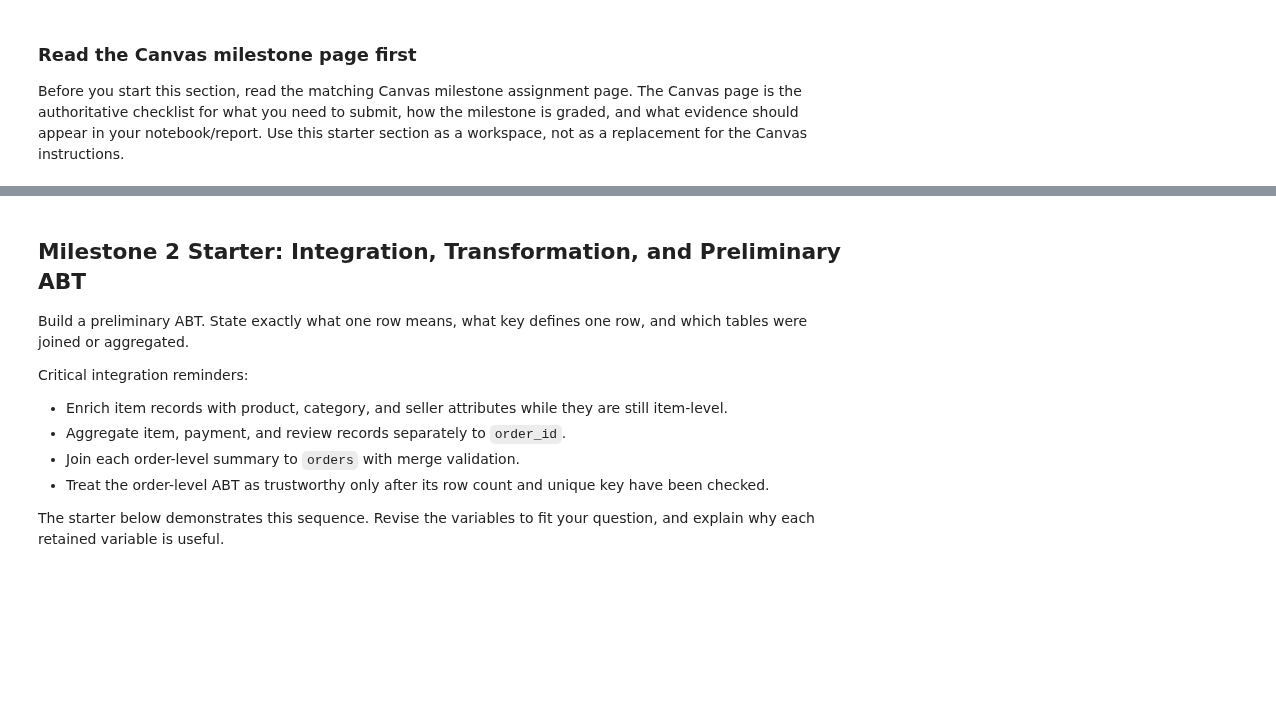
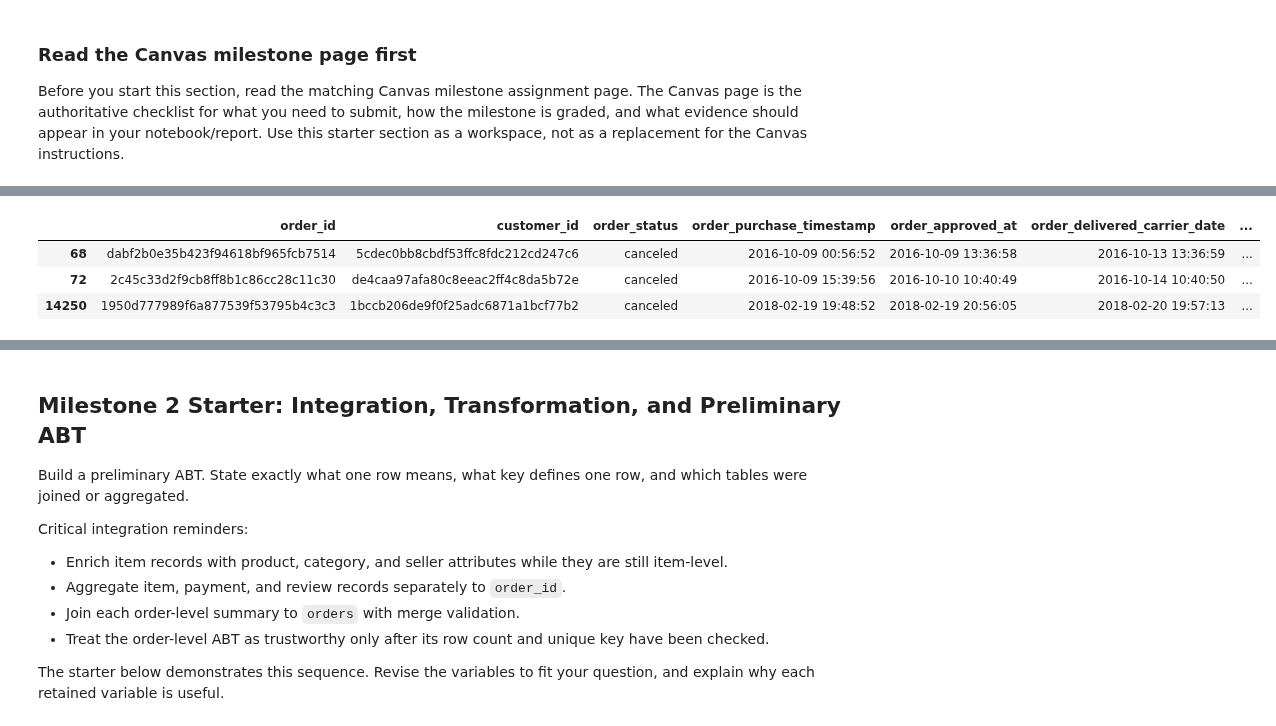
Before and after one commit to Kristinevill/ban6003-olist-project-kristine-villanueva, a Jupyter notebook: notebooks/olist_project_starter.ipynb, the cells around one changed output, grey strips where cells are left out. Cells and saved outputs as stored; diff of their text form; code cells hidden in the pictures; blank space fills up the shorter version.

```diff
--- a/notebooks/olist_project_starter.ipynb
+++ b/notebooks/olist_project_starter.ipynb
@@ -152,0 +242,10 @@ Use this cell to draft the narrative required by the Canvas Milestone 1 page.
+# %%
+orders.loc[
+    (orders["order_status"] == "canceled") &
+    (orders["order_delivered_customer_date"].notna())
+]
+# %% [output]
+|  | order_id | customer_id | order_status | order_purchase_timestamp | order_approved_at | order_delivered_carrier_date | ... |
+| 68 | dabf2b0e35b423f94618bf965fcb7514 | 5cdec0bb8cbdf53ffc8fdc212cd247c6 | canceled | 2016-10-09 00:56:52 | 2016-10-09 13:36:58 | 2016-10-13 13:36:59 | ... |
+| 72 | 2c45c33d2f9cb8ff8b1c86cc28c11c30 | de4caa97afa80c8eeac2ff4c8da5b72e | canceled | 2016-10-09 15:39:56 | 2016-10-10 10:40:49 | 2016-10-14 10:40:50 | ... |
+| 14250 | 1950d777989f6a877539f53795b4c3c3 | 1bccb206de9f0f25adc6871a1bcf77b2 | canceled | 2018-02-19 19:48:52 | 2018-02-19 20:56:05 | 2018-02-20 19:57:13 | ... |
```
Also changed, not shown: parts of 12 cells of this notebook.
